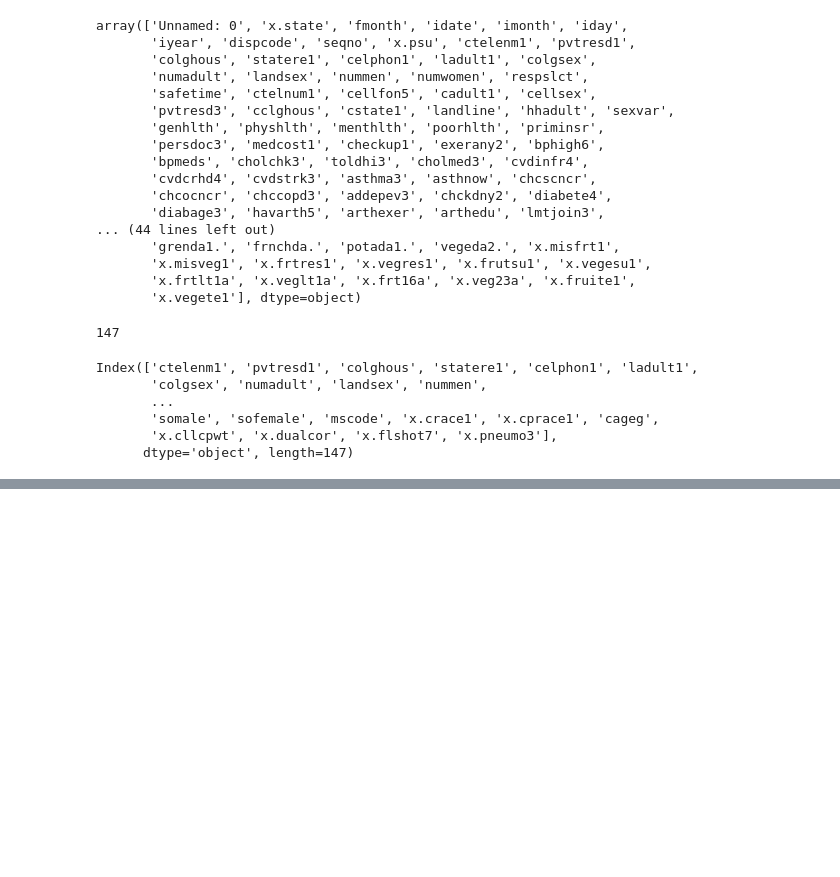
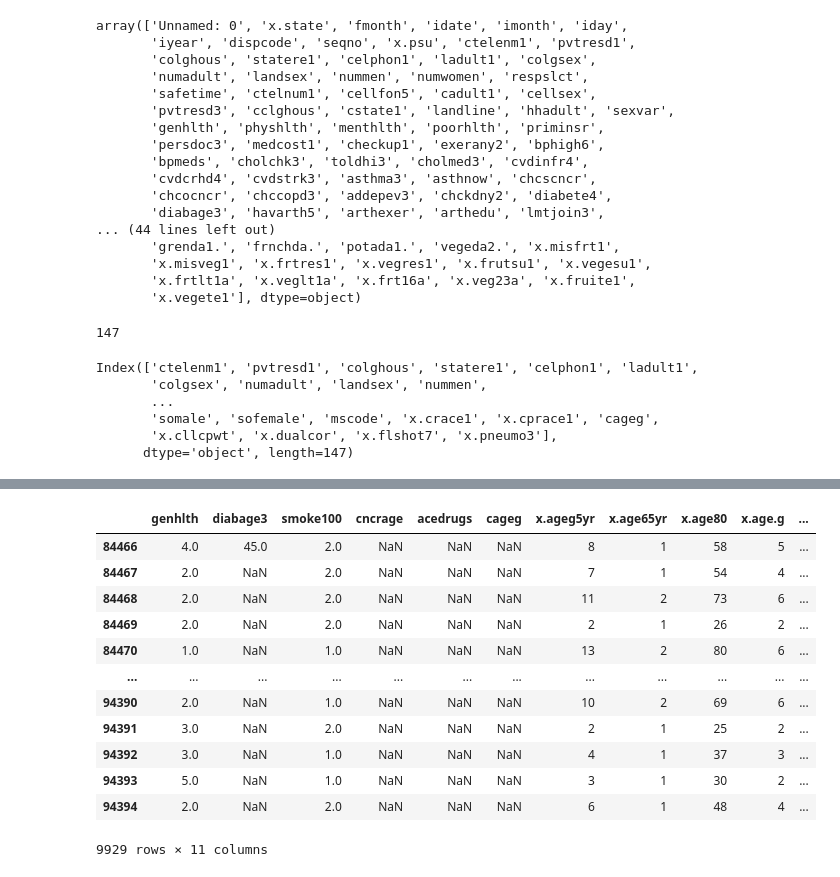
Before and after one commit to iam-neelesh8/BRFSS_Analysis, a Jupyter notebook: notebooks/BRFSS_EDA.ipynb, the cells around one changed output, grey strips where cells are left out. Drawn from its saved outputs; the diff is of its cells as text; code cells hidden in the pictures; blank space fills up the shorter version.

```diff
--- a/notebooks/BRFSS_EDA.ipynb
+++ b/notebooks/BRFSS_EDA.ipynb
@@ -45,0 +97,20 @@ Index(['ctelenm1', 'pvtresd1', 'colghous', 'statere1', 'celphon1', 'ladult1',
+# %%
+# Selecting the columns based on the above indicators
+df_Indiana_Health = df_Indiana.filter(regex='smoke|_smoker3|genhlth|age|drug|alcohol|Alcohal')
+# %%
+
+df_Indiana_Health
+# %% [output]
+|  | genhlth | diabage3 | smoke100 | cncrage | acedrugs | cageg | x.ageg5yr | x.age65yr | x.age80 | x.age.g | ... |
+| 84466 | 4.0 | 45.0 | 2.0 | NaN | NaN | NaN | 8 | 1 | 58 | 5 | ... |
+| 84467 | 2.0 | NaN | 2.0 | NaN | NaN | NaN | 7 | 1 | 54 | 4 | ... |
+| 84468 | 2.0 | NaN | 2.0 | NaN | NaN | NaN | 11 | 2 | 73 | 6 | ... |
+| 84469 | 2.0 | NaN | 2.0 | NaN | NaN | NaN | 2 | 1 | 26 | 2 | ... |
+| 84470 | 1.0 | NaN | 1.0 | NaN | NaN | NaN | 13 | 2 | 80 | 6 | ... |
+| ... | ... | ... | ... | ... | ... | ... | ... | ... | ... | ... | ... |
+| 94390 | 2.0 | NaN | 1.0 | NaN | NaN | NaN | 10 | 2 | 69 | 6 | ... |
+| 94391 | 3.0 | NaN | 2.0 | NaN | NaN | NaN | 2 | 1 | 25 | 2 | ... |
+| 94392 | 3.0 | NaN | 1.0 | NaN | NaN | NaN | 4 | 1 | 37 | 3 | ... |
+| 94393 | 5.0 | NaN | 1.0 | NaN | NaN | NaN | 3 | 1 | 30 | 2 | ... |
+| 94394 | 2.0 | NaN | 2.0 | NaN | NaN | NaN | 6 | 1 | 48 | 4 | ... |
+9929 rows × 11 columns
```
Also changed, not shown: parts of 5 cells of this notebook.
